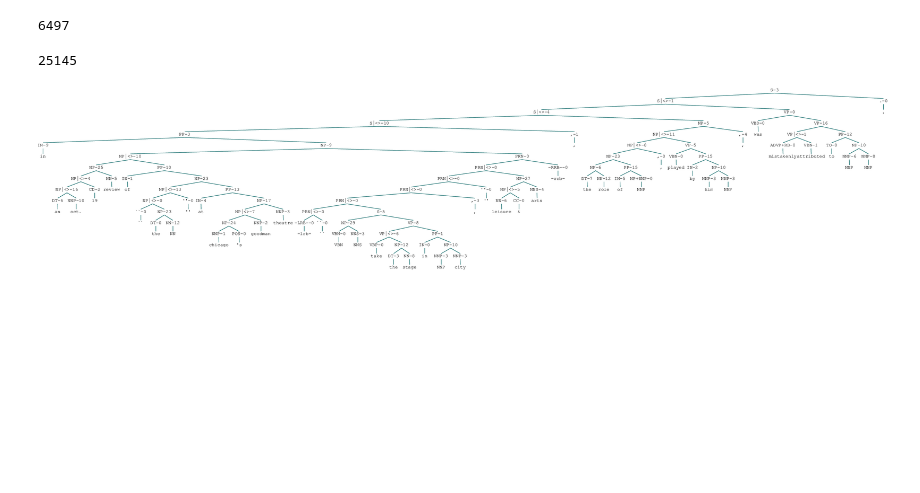
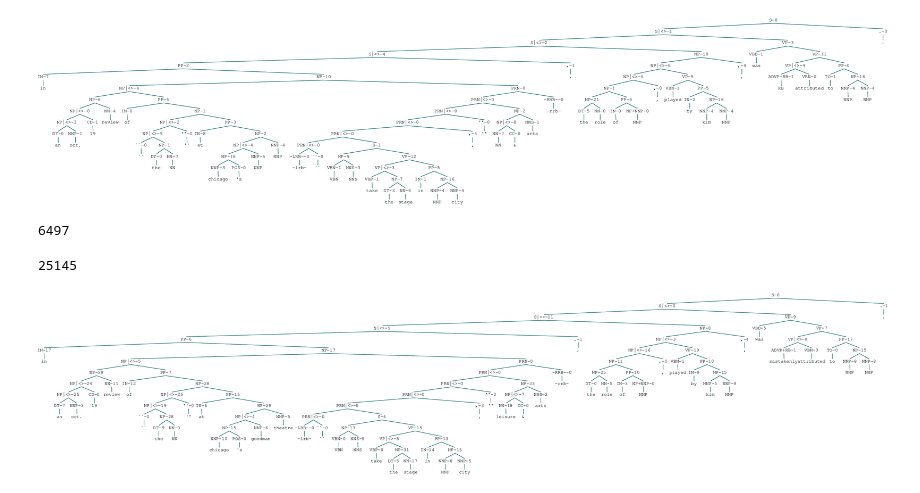
Before and after one commit to GavinPHR/Parser, a Jupyter notebook: svd.ipynb, the cells around one changed output. Saved outputs shown, nothing was run; the diff lists cells and outputs as text; code cells hidden in the pictures; blank space fills up the shorter version.

```diff
--- a/svd.ipynb
+++ b/svd.ipynb
@@ -90,3 +76,7 @@ VP [100.4409474  102.07178978 103.57328635 105.38123644 107.37280182
+# %%
+config.train[0]
+# %% [output]
+[figure, added]
 # %%
 len(config.pcfg.rule3s)
 # %% [output]
```
Also changed, not shown: parts of 6 cells of this notebook, 7 other files.
